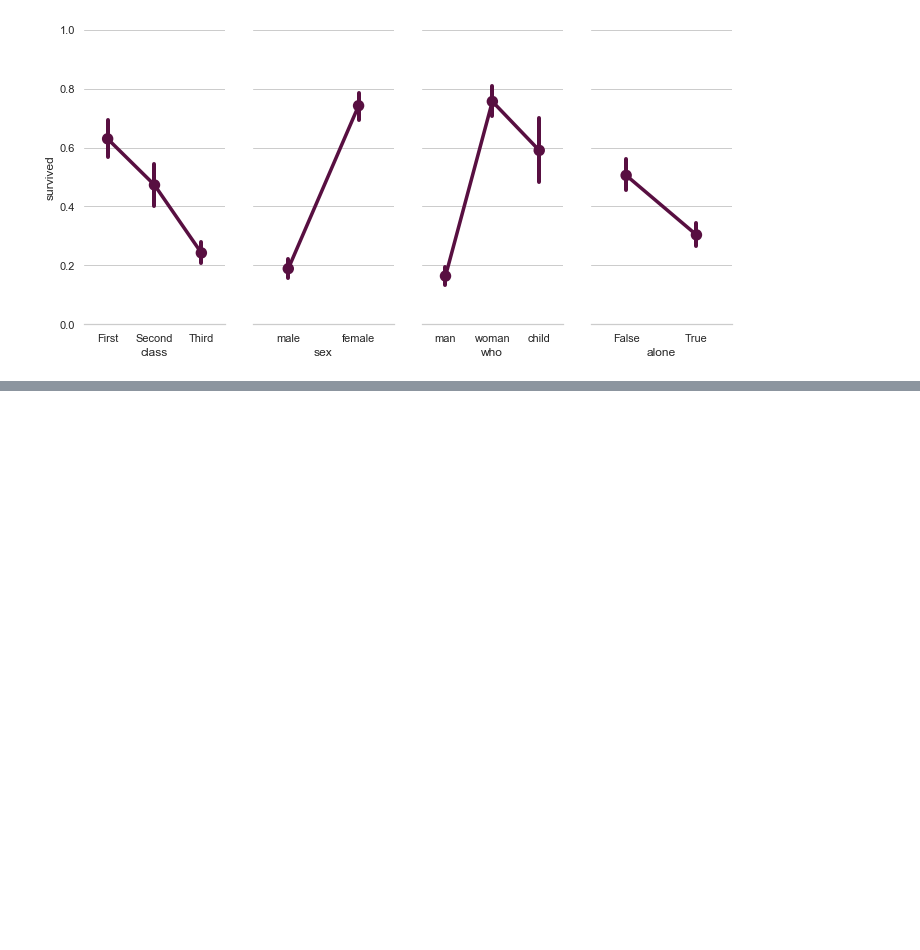
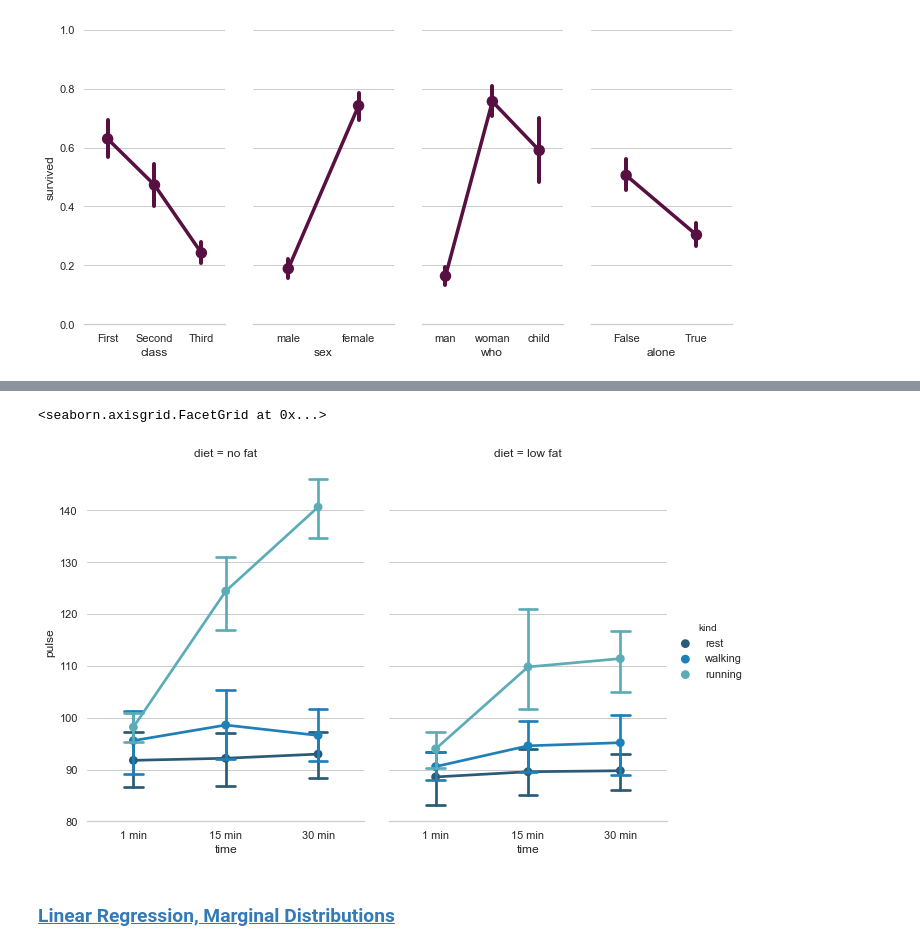
Before and after one commit to bjpcjp/seaborn-basic-gallery, a Jupyter notebook: gallery.ipynb, the cells around one changed output, grey strips where cells are left out. Drawn from its saved outputs; the diff is of its cells as text; code cells hidden in the pictures; blank space fills up the shorter version.

Commit message:
finished adding examples to gallery

```diff
--- a/gallery.ipynb
+++ b/gallery.ipynb
@@ -933,0 +1001,3 @@ sns.despine(fig=g.fig, left=True)
+# %%
+df = sns.load_dataset("exercise")
+df.head()
@@ -933,0 +1011,11 @@ sns.despine(fig=g.fig, left=True)
+# %%
+# Draw a pointplot to show pulse as a function of three categorical factors
+g = sns.catplot(x="time", y="pulse", hue="kind", col="diet",
+                capsize=.2, palette="YlGnBu_d", height=6, aspect=.75,
+                kind="point", data=df)
+g.despine(left=True)
+# %% [output]
+<seaborn.axisgrid.FacetGrid at 0x...>
+[figure, added]
+# %% [markdown]
+### [Linear Regression, Marginal Distributions](https://seaborn.pydata.org/examples/regression_marginals.html)
```
Also changed, not shown: parts of 23 cells of this notebook.
